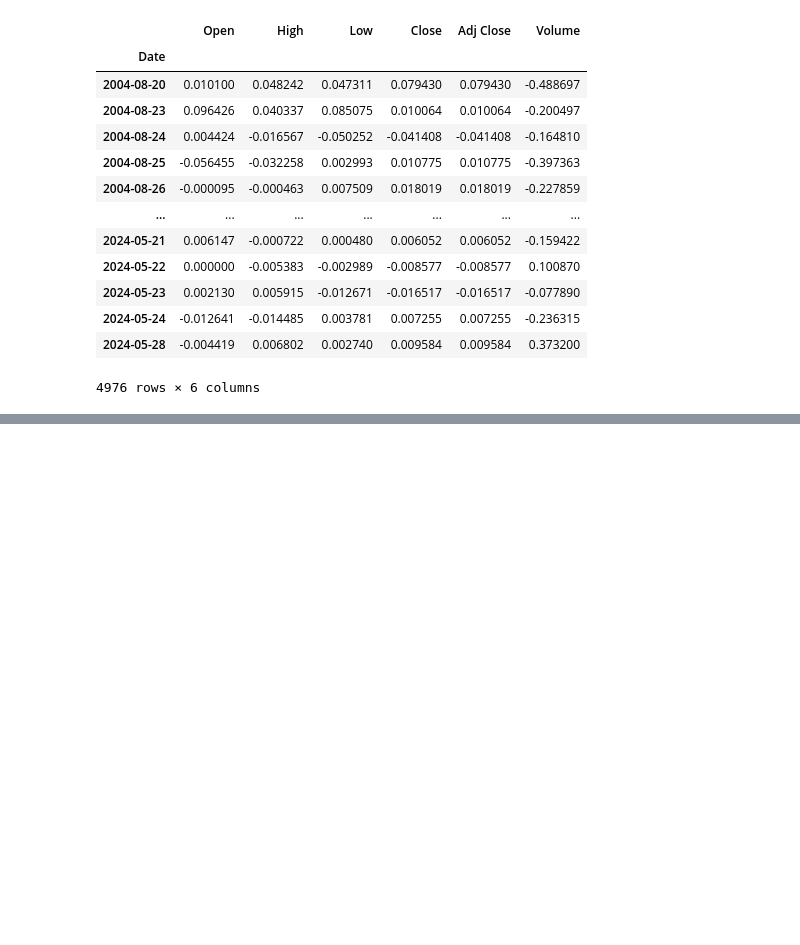
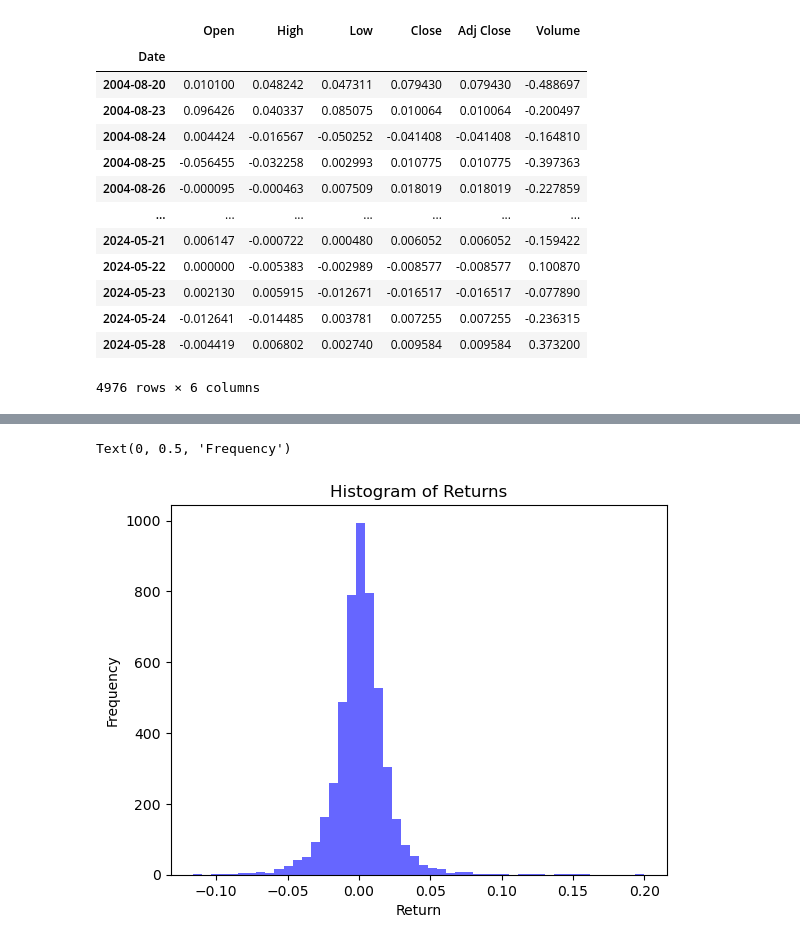
Before and after one commit to mlangsman/python-for-traders, a Jupyter notebook: matplotlib.ipynb, the cells around one changed output, grey strips where cells are left out. Cells and saved outputs as stored; diff of their text form; code cells hidden in the pictures; blank space fills up the shorter version.

Commit message:
Added histogram example

```diff
--- a/matplotlib.ipynb
+++ b/matplotlib.ipynb
@@ -144,3 +144,7 @@ returns
 | 2024-05-24 | -0.012641 | -0.014485 | 0.003781 | 0.007255 | 0.007255 | -0.236315 |
 | 2024-05-28 | -0.004419 | 0.006802 | 0.002740 | 0.009584 | 0.009584 | 0.373200 |
 4976 rows × 6 columns
+# %%
+df = pd.read_csv("https://query1.finance.yahoo.com/v7/finance/download/GOOG?period1=1092873600&period2=1716940800&interval=1d&events=history&includeAdjustedClose=true", index_col="Date", parse_dates=True)
+# %%
+df['Returns'] = df['Adj Close'].pct_change()
@@ -146,0 +202,10 @@ returns
+# %%
+df = df.dropna()
+# %%
+plt.hist(df['Returns'], bins=50, alpha=0.6, color='blue')
+plt.title("Histogram of Returns")
+plt.xlabel("Return")
+plt.ylabel("Frequency")
+# %% [output]
+Text(0, 0.5, 'Frequency')
+[figure, added]
```
Also changed, not shown: parts of 3 cells of this notebook.
